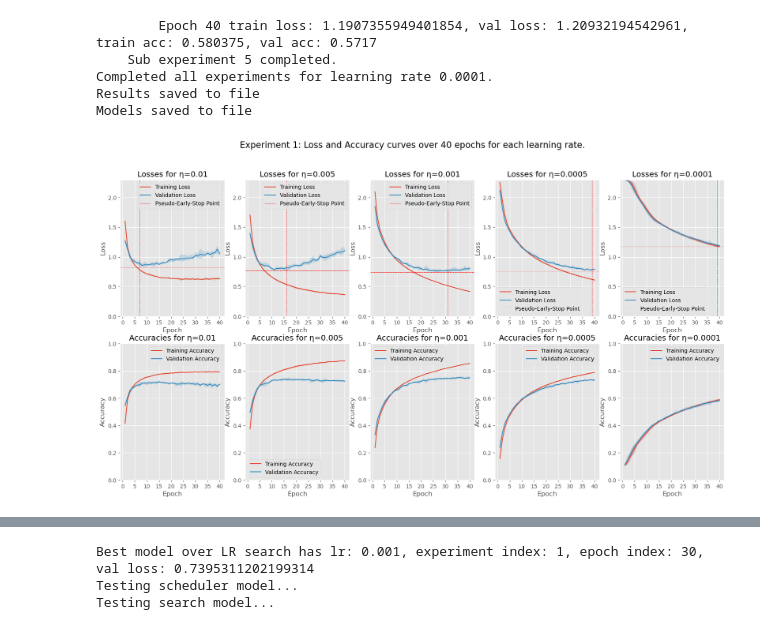
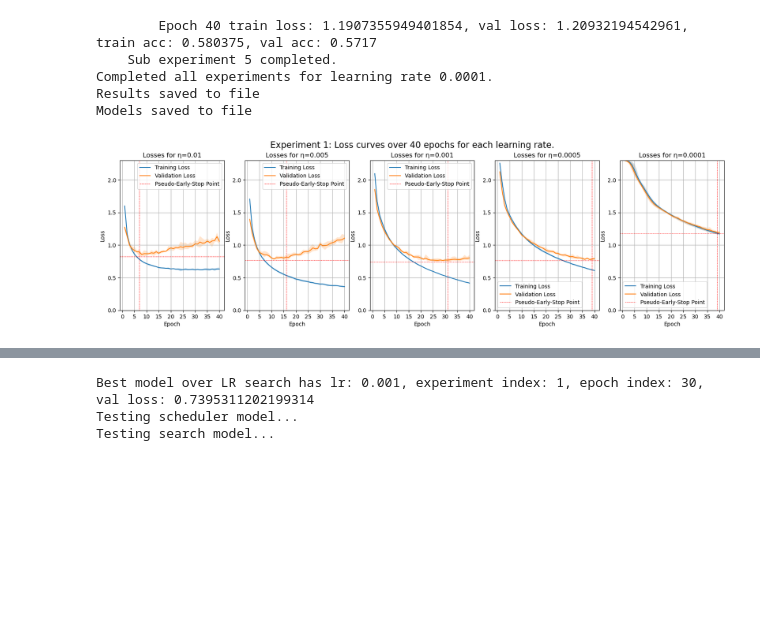
Before and after one commit to Dents6679/cifar10_nn_experiments, a Jupyter notebook: 246518.ipynb, the cells around one changed output, grey strips where cells are left out. Cells and saved outputs as stored; diff of their text form; code cells hidden in the pictures; blank space fills up the shorter version.

Commit message:
Started work on experiment 2 pt. 1

```diff
--- a/246518.ipynb
+++ b/246518.ipynb
@@ -254,6 +233,6 @@ imshow(sample_images[rand], id2classes[int(sample_labels[rand])])
 # %%
 ###
-# Create the Baseline Network itsself.
+# This cell is concerned with the Creation of the Baseline Network's class.
 ###
 
 import torch.nn as nn
@@ -290,7 +269,7 @@ class BaselineNetwork(nn.Module):
             Performs a forward pass of a batch / instance
 
             args:
-                x: The input tensor, a 32x32x3 image.
+                x: The input tensor, a 32x32x3 image or batch of images.
             returns:
                 x: The final FC layer's logits.
 
@@ -383,14 +364,13 @@ observe the gap between the validation and training because of overfitting on th
 ### Code for Experiment 1 ###
 #############################
 
-import random
+###
+# This cell is concerned with the creation of the data splitting, training and valiations functions used for Experiment 1, as well as a function which encapsulates a single run of a learning rate experiment.
+###
+
 from sklearn.metrics import accuracy_score
 from tqdm import tqdm
 import torch.optim as optim
-
-###
-# Functions used for Experiment 1's loss search.
-###
 
 
 
@@ -563,7 +543,8 @@ def exp1_evaluate(model, val_dataloader, loss_fn, device):
 
 
 def exp1_do_one_lr_experiment(learning_rate, index, num_epochs, train_loader, val_loader):
-    """Perform one experiment for experiment 1 with a given learning rate.
+    """
+    Perform one experiment for experiment 1 with a given learning rate.
 
     Args:
         learning_rate: The learning rate to use for this experiment.
@@ -817,7 +799,7 @@ Results saved to file
 Models saved to file
 # %%
 ###
-# Results for the first part of the experiment, running 5 models for each learning rate.
+# This cell is concerned with displaying the results for the first part experiment 1, displaying the loss and accuracy graphs for each learning rate.
 ###
 
 import pickle
@@ -836,13 +818,13 @@ with open("exp1/results/exp1_results.pkl", "rb") as file:
 
 
 # Create Super Figure for all learning rates
-fig, axs = plt.subplots(2, 5, figsize=(20, 10))
+fig, axs = plt.subplots(1, 5, figsize=(20, 5))
 
-fig.suptitle(f"Experiment 1: Loss and Accuracy curves over {epochs} epochs for each learning rate.", fontsize=16)
+fig.suptitle(f"Experiment 1: Loss curves over {epochs} epochs for each learning rate.", fontsize=16)
 
 # For each learning rate...
 for i, learning_rate in enumerate(learning_rates):
-    # -- This loop will display 2 graphs side by side, one for loss and one for accuracy over the 5 experiments, averaged. --
+    # -- This loop will loss over the 5 experiments, averaged. --
 
     # get the results for this learning rate
     lr_results = all_statistics[learning_rate]
@@ -850,75 +832,75 @@ for i, learning_rate in enumerate(learning_rates):
     # create overall lists to store values for this learning rate.
     val_loss_values = []
     train_loss_values = []
-    val_acc_values = []
-    train_acc_values = []
+    # val_acc_values = []
+    # train_acc_values = []
 
     # iterate over each test index, adding values to overall lists.
     for idx in range(1, number_of_experiment_runs+1):
         val_loss_values.append(lr_results['val_loss'][idx])
         train_loss_values.append(lr_results['train_loss'][idx])
-        val_acc_values.append(lr_results['val_acc'][idx])
-        train_acc_values.append(lr_results['train_acc'][idx])
+        # val_acc_values.append(lr_results['val_acc'][idx])
+        # train_acc_values.append(lr_results['train_acc'][idx])
 
 
     # Calculate the average values for each metric over sub experiments.
     average_train_losses = np.mean(train_loss_values, axis=0)[0]
     average_val_losses = np.mean(val_loss_values, axis=0)[0]
     average_train_accs = np.mean(train_acc_values, axis=0)[0]
     average_val_accs = np.mean(val_acc_values, axis=0)[0]
 
     # Get the largest values for each metric over all sub experiments.
     max_train_losses = np.max(train_loss_values, axis=0)[0]
     max_val_losses = np.max(val_loss_values, axis=0)[0]
-    max_train_accs = np.max(train_acc_values, axis=0)[0]
-    max_val_accs = np.max(val_acc_values, axis=0)[0]
+    # max_train_accs = np.max(train_acc_values, axis=0)[0]
+    # max_val_accs = np.max(val_acc_values, axis=0)[0]
 
     # Get the smallest values for each metric over all sub experiments.
     min_train_losses = np.min(train_loss_values, axis=0)[0]
     min_val_losses = np.min(val_loss_values, axis=0)[0]
-    min_train_accs = np.min(train_acc_values, axis=0)[0]
-    min_val_accs = np.min(val_acc_values, axis=0)[0]
+    # min_train_accs = np.min(train_acc_values, axis=0)[0]
+    # min_val_accs = np.min(val_acc_values, axis=0)[0]
 
     # Get the index of the best performing epoch for this learning rate.
     best_val_loss_epoch = int(np.argmin(min_val_losses)) + 1
 
 
 
     # create epoch range for x axis
     epoch_range = list(range(1, epochs+1))
 
 
     # plot training and validation loss graphs
-    axs[0, i].plot(epoch_range, average_train_losses, label="Training Loss") # plot average training loss
-    axs[0, i].plot(epoch_range, average_val_losses, label="Validation Loss") # plot average validation loss
-    axs[0, i].axvline(best_val_loss_epoch, color='r', linestyle='--', linewidth=0.6, label="Pseudo-Early-Stop Point") # plot line going to best val loss epoch
-    axs[0, i].axhline(min_val_losses[best_val_loss_epoch-1], color='r', linestyle='--', linewidth=0.6) # plot line going to best val loss value
-    axs[0, i].fill_between(epoch_range, min_train_losses, max_train_losses, alpha=0.2) # add fill between min and max train values
-    axs[0, i].fill_between(epoch_range, min_val_losses, max_val_losses, alpha=0.2) # add fill between min and max val values
-    axs[0, i].set_title(f"Losses for η={learning_rate}") # add title
-    axs[0, i].set_xlabel("Epoch") # set x label to epoch
-    axs[0, i].set_ylabel("Loss") # set y label to loss
-    axs[0, i].legend() # turn on legend
-    axs[0, i].grid(True) # turn on grid
-    axs[0, i].set_ylim(0, 2.3) # set y limit to 2.3
-    axs[0, i].set_xticks(np.arange(0, 41, 5)) # set x ticks to every 5 epochs
+    axs[i].plot(epoch_range, average_train_losses, label="Training Loss") # plot average training loss
+    axs[i].plot(epoch_range, average_val_losses, label="Validation Loss") # plot average validation loss
+    axs[i].axvline(best_val_loss_epoch, color='r', linestyle='--', linewidth=0.6, label="Pseudo-Early-Stop Point") # plot line going to best val loss epoch
+    axs[i].axhline(min_val_losses[best_val_loss_epoch-1], color='r', linestyle='--', linewidth=0.6) # plot line going to best val loss value
+    axs[i].fill_between(epoch_range, min_train_losses, max_train_losses, alpha=0.2) # add fill between min and max train values
+    axs[i].fill_between(epoch_range, min_val_losses, max_val_losses, alpha=0.2) # add fill between min and max val values
+    axs[i].set_title(f"Losses for η={learning_rate}") # add title
+    axs[i].set_xlabel("Epoch") # set x label to epoch
+    axs[i].set_ylabel("Loss") # set y label to loss
+    axs[i].legend() # turn on legend
+    axs[i].grid(True) # turn on grid
+    axs[i].set_ylim(0, 2.3) # set y limit to 2.3
+    axs[i].set_xticks(np.arange(0, 41, 5)) # set x ticks to every 5 epochs
 
 
-    # plot training and validation accuracy graphs
-    axs[1, i].plot(epoch_range, average_train_accs, label="Training Accuracy") # plot average training accuracy
-    axs[1, i].plot(epoch_range, average_val_accs, label="Validation Accuracy") # plot average validation accuracy
-    axs[1, i].fill_between(epoch_range, min_train_accs, max_train_accs, alpha=0.2) # add fill between min and max train values
-    axs[1, i].fill_between(epoch_range, min_val_accs, max_val_accs, alpha=0.2) # add fill between min and max val values
-    axs[1, i].set_title(f"Accuracies for η={learning_rate}") # add title
-    axs[1, i].set_xlabel("Epoch") # set x label to epoch
-    axs[1, i].set_ylabel("Accuracy") # set y label to accuracy
-    axs[1, i].legend() # turn on legend
-    axs[1, i].grid(True) # turn on grid
-    axs[1, i].set_ylim(0, 1) # set y limit to 1
-    axs[1, i].set_xticks(np.arange(0, 41, 5)) # set x ticks to every 5 epochs
+    # # plot training and validation accuracy graphs
+    # axs[1, i].plot(epoch_range, average_train_accs, label="Training Accuracy") # plot average training accuracy
+    # axs[1, i].plot(epoch_range, average_val_accs, label="Validation Accuracy") # plot average validation accuracy
+    # axs[1, i].fill_between(epoch_range, min_train_accs, max_train_accs, alpha=0.2) # add fill between min and max train values
+    # axs[1, i].fill_between(epoch_range, min_val_accs, max_val_accs, alpha=0.2) # add fill between min and max val values
+    # axs[1, i].set_title(f"Accuracies for η={learning_rate}") # add title
+    # axs[1, i].set_xlabel("Epoch") # set x label to epoch
+    # axs[1, i].set_ylabel("Accuracy") # set y label to accuracy
+    # axs[1, i].legend() # turn on legend
+    # axs[1, i].grid(True) # turn on grid
+    # axs[1, i].set_ylim(0, 1) # set y limit to 1
+    # axs[1, i].set_xticks(np.arange(0, 41, 5)) # set x ticks to every 5 epochs
 
 # Show super figure
 plt.show()
 # %% [output]
-[figure, old version]
+[figure, new version]
 # %%
```
Also changed, not shown: parts of 35 cells of this notebook, 5 other files.
